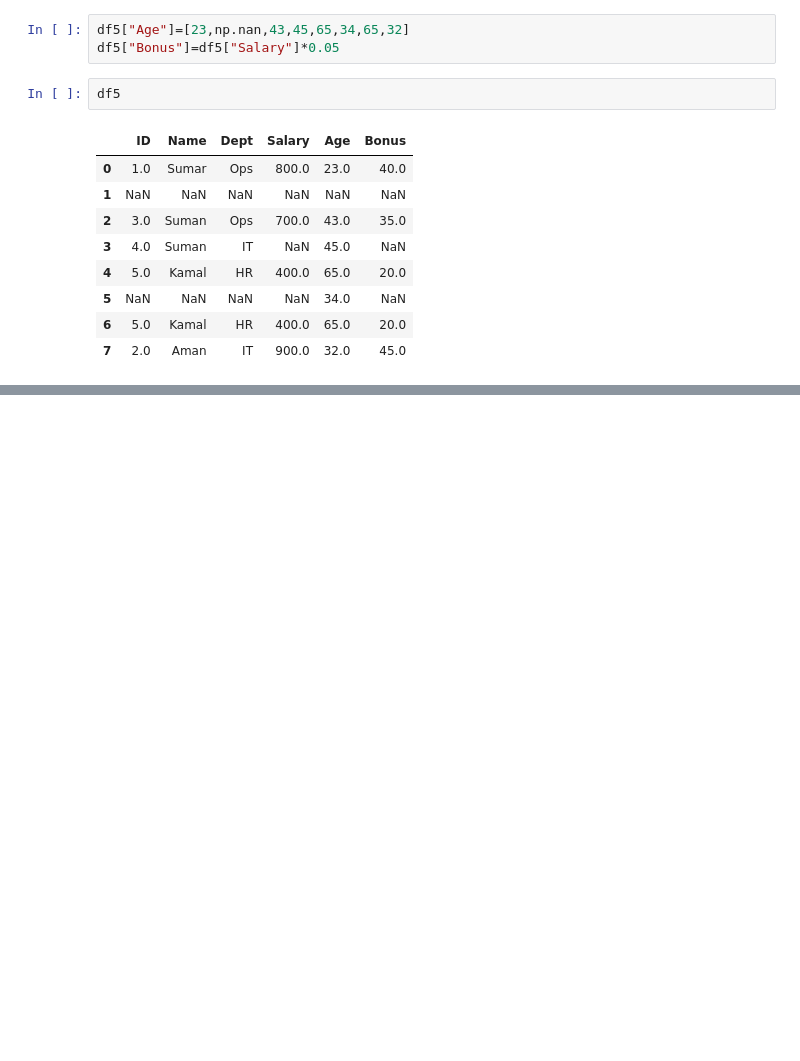
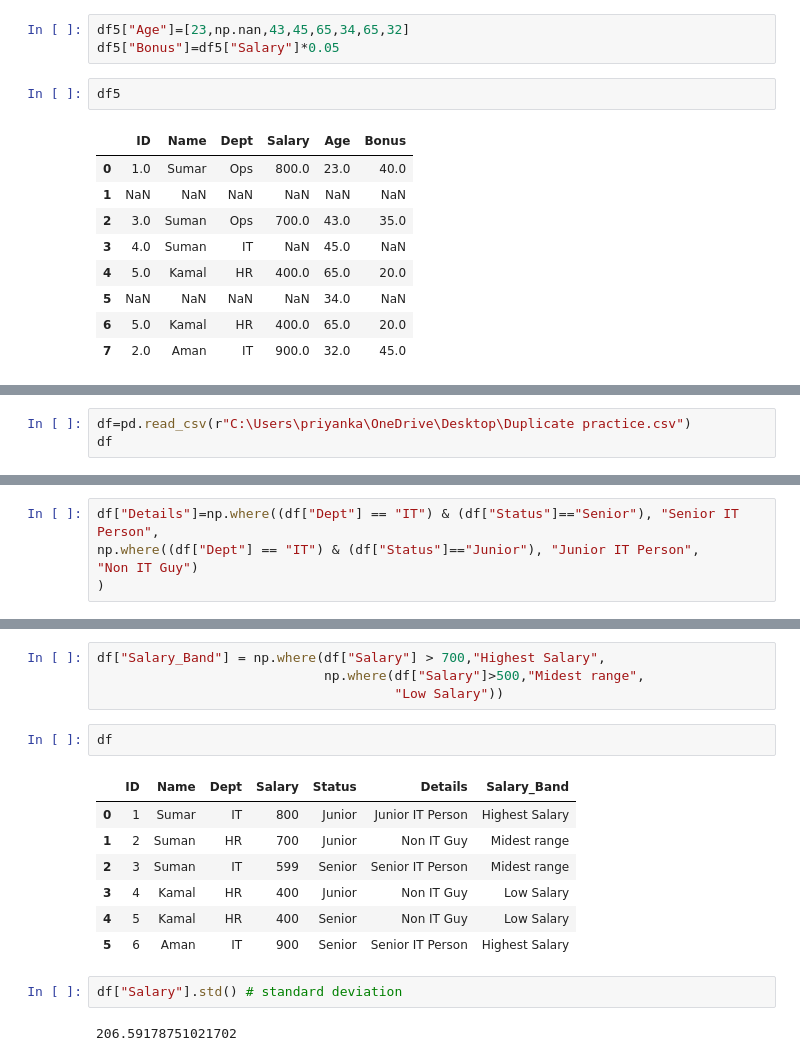
Before and after one commit to Priya3323/Python_Practice, a Jupyter notebook: T385_Python_practice.ipynb, the cells around one changed output, grey strips where cells are left out. Drawn from its saved outputs; the diff is of its cells as text; blank space fills up the shorter version.

```diff
--- a/T385_Python_practice.ipynb
+++ b/T385_Python_practice.ipynb
@@ -2864,0 +2938,3 @@ df5
+# %%
+df=pd.read_csv(r"C:\Users\priyanka\OneDrive\Desktop\Duplicate practice.csv")
+df
@@ -2864,0 +2956,5 @@ df5
+# %%
+df["Details"]=np.where((df["Dept"] == "IT") & (df["Status"]=="Senior"), "Senior IT Person",
+np.where((df["Dept"] == "IT") & (df["Status"]=="Junior"), "Junior IT Person",
+"Non IT Guy")
+)
@@ -2864,0 +2971,18 @@ df5
+# %%
+df["Salary_Band"] = np.where(df["Salary"] > 700,"Highest Salary",
+                             np.where(df["Salary"]>500,"Midest range",
+                                      "Low Salary"))
+# %%
+df
+# %% [output]
+|  | ID | Name | Dept | Salary | Status | Details | Salary_Band |
+| 0 | 1 | Sumar | IT | 800 | Junior | Junior IT Person | Highest Salary |
+| 1 | 2 | Suman | HR | 700 | Junior | Non IT Guy | Midest range |
+| 2 | 3 | Suman | IT | 599 | Senior | Senior IT Person | Midest range |
+| 3 | 4 | Kamal | HR | 400 | Junior | Non IT Guy | Low Salary |
+| 4 | 5 | Kamal | HR | 400 | Senior | Non IT Guy | Low Salary |
+| 5 | 6 | Aman | IT | 900 | Senior | Senior IT Person | Highest Salary |
+# %%
+df["Salary"].std() # standard deviation
+# %% [output]
+206.59178751021702
```
Also changed, not shown: parts of 16 cells of this notebook.
